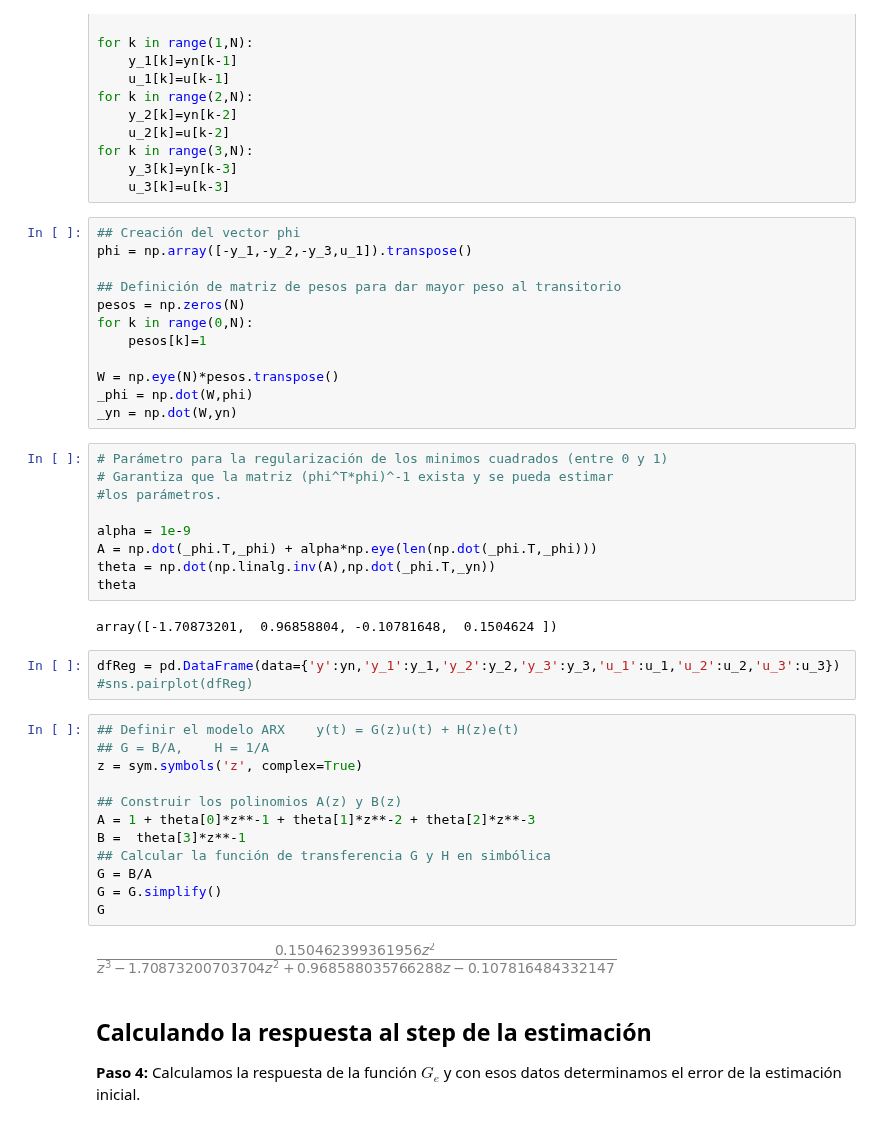
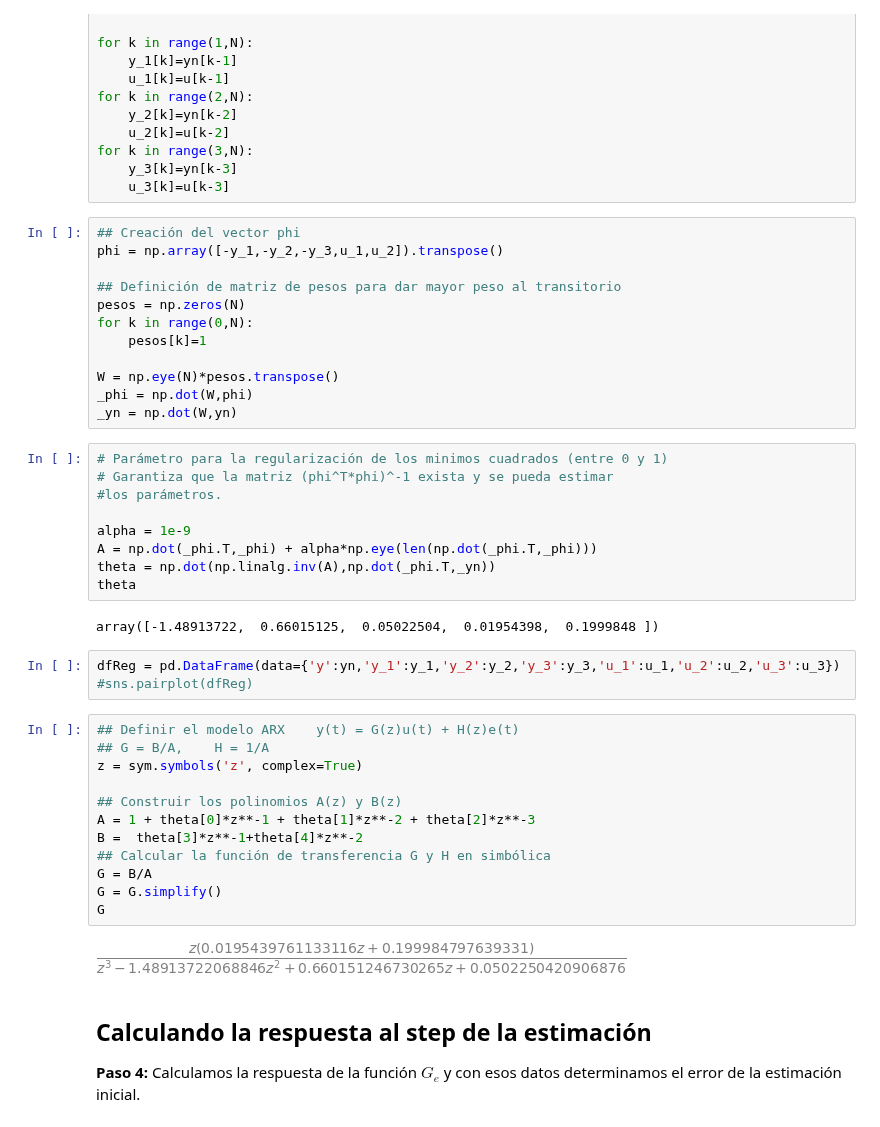
Before and after one commit to jairocuellar/System_identification, a Jupyter notebook: class_10_02.ipynb, the cells around one changed output. Cells and saved outputs as stored; diff of their text form.

```diff
--- a/class_10_02.ipynb
+++ b/class_10_02.ipynb
@@ -65,7 +65,7 @@ for k in range(3,N):
     u_3[k]=u[k-3]
 # %%
 ## Creación del vector phi
-phi = np.array([-y_1,-y_2,-y_3,u_1]).transpose()
+phi = np.array([-y_1,-y_2,-y_3,u_1,u_2]).transpose()
 
 ## Definición de matriz de pesos para dar mayor peso al transitorio
 pesos = np.zeros(N)
@@ -85,24 +85,24 @@ A = np.dot(_phi.T,_phi) + alpha*np.eye(len(np.dot(_phi.T,_phi)))
 theta = np.dot(np.linalg.inv(A),np.dot(_phi.T,_yn))
 theta
 # %% [output]
-array([-1.70873201,  0.96858804, -0.10781648,  0.1504624 ])
+array([-1.48913722,  0.66015125,  0.05022504,  0.01954398,  0.1999848 ])
 # %%
 dfReg = pd.DataFrame(data={'y':yn,'y_1':y_1,'y_2':y_2,'y_3':y_3,'u_1':u_1,'u_2':u_2,'u_3':u_3})
 #sns.pairplot(dfReg)
 # %%
 ## Definir el modelo ARX    y(t) = G(z)u(t) + H(z)e(t)
 ## G = B/A,    H = 1/A
 z = sym.symbols('z', complex=True)
 
 ## Construir los polinomios A(z) y B(z)
 A = 1 + theta[0]*z**-1 + theta[1]*z**-2 + theta[2]*z**-3
-B =  theta[3]*z**-1
+B =  theta[3]*z**-1+theta[4]*z**-2
 ## Calcular la función de transferencia G y H en simbólica
 G = B/A
 G = G.simplify()
 G
 # %% [output]
-[figure, old version]
+[figure, new version]
 # %% [markdown]
 ## Calculando la respuesta al step de la estimación
 
```
Also changed, not shown: parts of 8 cells of this notebook, 4 other files.
